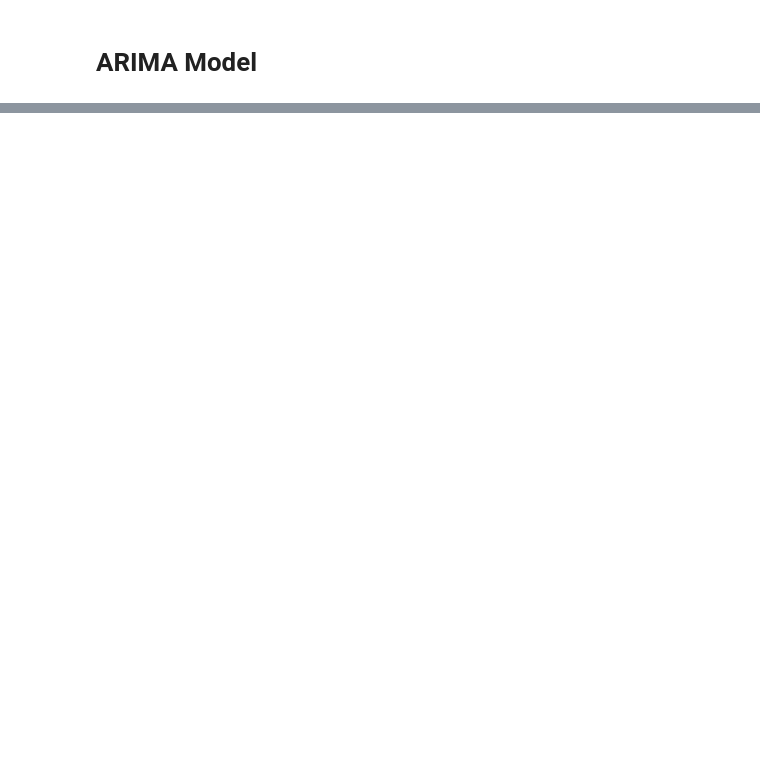
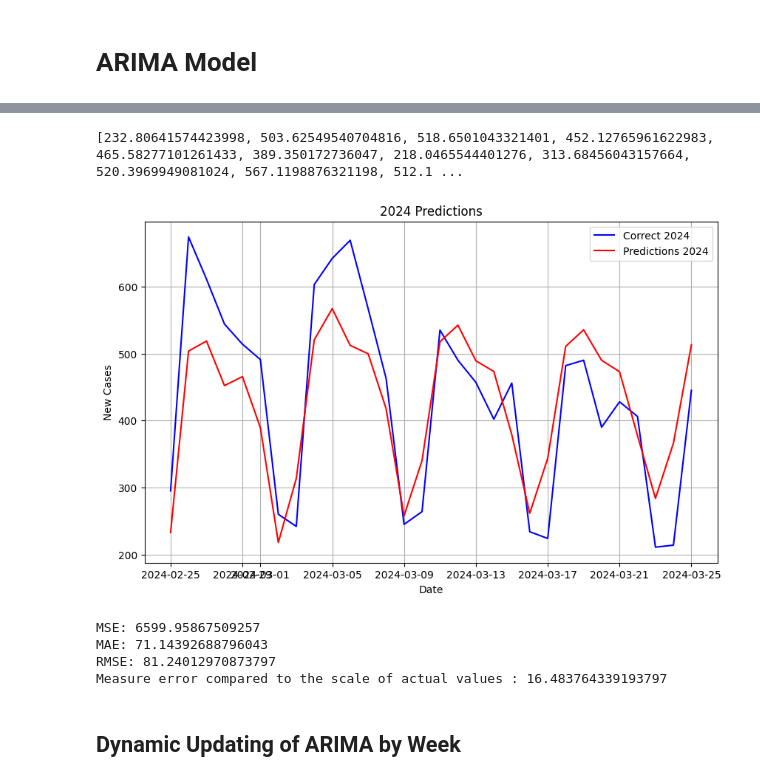
Before and after one commit to janiceyohana/sds-term6-cpf, a Jupyter notebook: New_Cases_Prediction.ipynb, the cells around one changed output, grey strips where cells are left out. Cells and saved outputs as stored; diff of their text form; code cells hidden in the pictures; blank space fills up the shorter version.

```diff
--- a/New_Cases_Prediction.ipynb
+++ b/New_Cases_Prediction.ipynb
@@ -77,0 +188,76 @@ plt.show()
+# %%
+# Combine training data from 2022 and 2023
+combined_train_data = last_100_days['New Cases'] # Assuming test_arima contains data for 2022 and 2023
+
+# Initialize history with combined training data
+history = [x for x in combined_train_data]
+
+predictions_2024 = list()
+
+
+# Number of time steps to forecast for 2024
+num_steps_2024 = 30
+
+# Iterate over the number of time steps to make predictions for 2024
+for i in range(num_steps_2024):
+    # Fit ARIMA model with seasonal differencing
+    model = ARIMA(history, order=(12,1,0)) # 12,2, 0 is the best combination
+    model_fit = model.fit()
+
+    # Forecast the next value
+    yhat = model_fit.forecast()[0]
+    # Append the forecasted value to predictions
+    predictions_2024.append(yhat)
+
+    # Update the history with the forecasted value
+    history.append(yhat)
+
+# Now predictions_2024 contains the predicted values for 2024
+
+print(predictions_2024)
+# %% [output]
+[232.80641574423998, 503.62549540704816, 518.6501043321401, 452.12765961622983, 465.58277101261433, 389.350172736047, 218.0465544401276, 313.68456043157664, 520.3969949081024, 567.1198876321198, 512.1 ...
+# %%
+# Assuming your original data is in a pandas Series or DataFrame format
+# and the index is a datetime index
+# Create a time index for the 2024 period
+start_date_2024 = pd.Timestamp('2024-02-25')
+end_date_2024 = start_date_2024 + datetime.timedelta(days=29)
+time_index_2024 = pd.date_range(start=start_date_2024, end=end_date_2024, freq='D')
+
+filtered_values = df_combined.loc[str(start_date_2024.date()):str(end_date_2024.date()), 'New Cases']
+
+# # Plotting
+plt.figure(figsize=(10, 6))
+
+plt.plot(time_index_2024, filtered_values, label='Correct 2024', color='blue')
+
+# Plot predicted values for 2024
+plt.plot(time_index_2024, predictions_2024, label='Predictions 2024', color='red')
+
+plt.title('2024 Predictions')
+plt.xlabel('Date')
+plt.ylabel('New Cases')
+plt.legend()
+plt.grid(True)
+plt.show()
+
+# report performance
+mse = mean_squared_error(filtered_values, predictions_2024)
+print('MSE: '+str(mse))
+mae = mean_absolute_error(filtered_values, predictions_2024)
+print('MAE: '+str(mae))
+rmse = math.sqrt(mean_squared_error(filtered_values, predictions_2024))
+print('RMSE: '+str(rmse))
+
+mean_actual_values = filtered_values.mean()
+error_percentage = (mae / mean_actual_values) * 100
+print("Measure error compared to the scale of actual values :", error_percentage)
+# %% [output]
+[figure, added]
+MSE: 6599.95867509257
+MAE: 71.14392688796043
+RMSE: 81.24012970873797
+Measure error compared to the scale of actual values : 16.483764339193797
+# %% [markdown]
+## Dynamic Updating of ARIMA by Week
```
Also changed, not shown: parts of 19 cells of this notebook, 1 other file.
